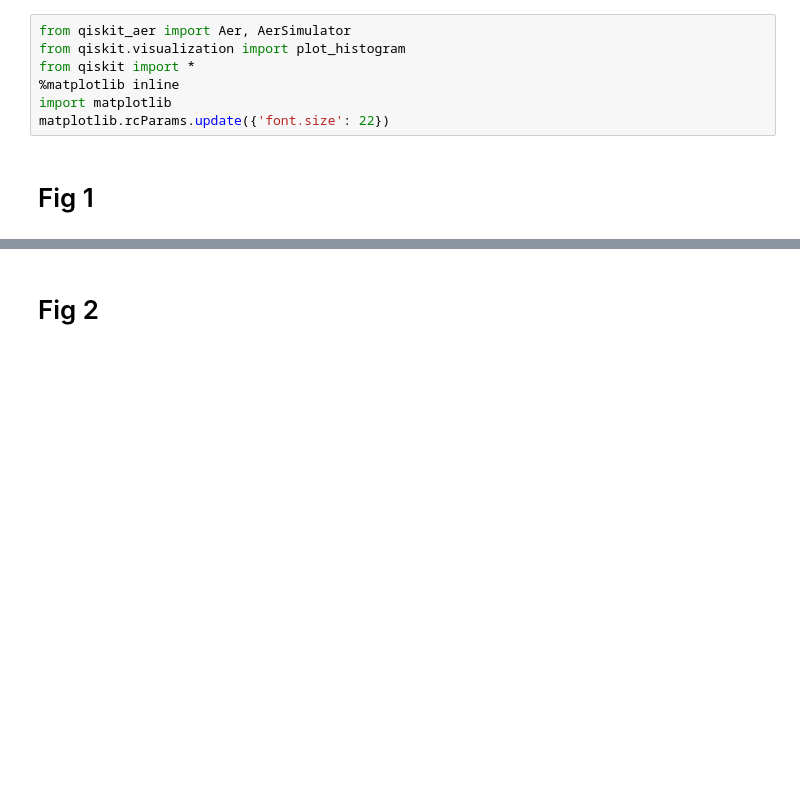
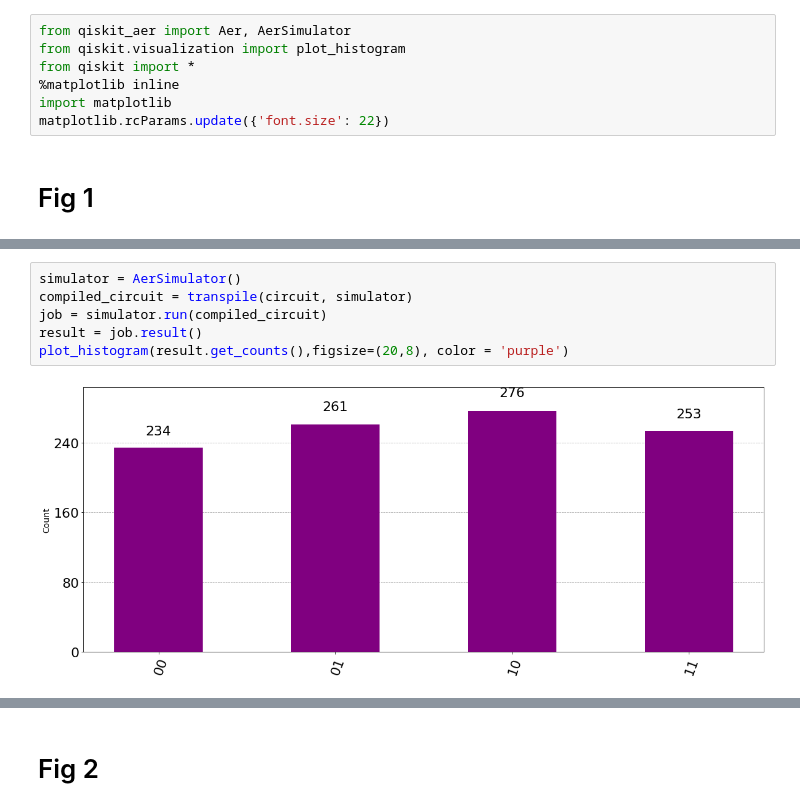
Before and after one commit to 10ay/c191proj, a Jupyter notebook: Paper Figures.ipynb, the cells around one changed output, grey strips where cells are left out. Drawn from its saved outputs; the diff is of its cells as text; blank space fills up the shorter version.

```diff
--- a/Paper Figures.ipynb
+++ b/Paper Figures.ipynb
@@ -63,0 +117,8 @@ plot_histogram(result.get_counts(),figsize=(20,8), color = 'purple')
+# %%
+simulator = AerSimulator()
+compiled_circuit = transpile(circuit, simulator)
+job = simulator.run(compiled_circuit)
+result = job.result()
+plot_histogram(result.get_counts(),figsize=(20,8), color = 'purple')
+# %% [output]
+[figure, added]
```
Also changed, not shown: parts of 7 cells of this notebook.
